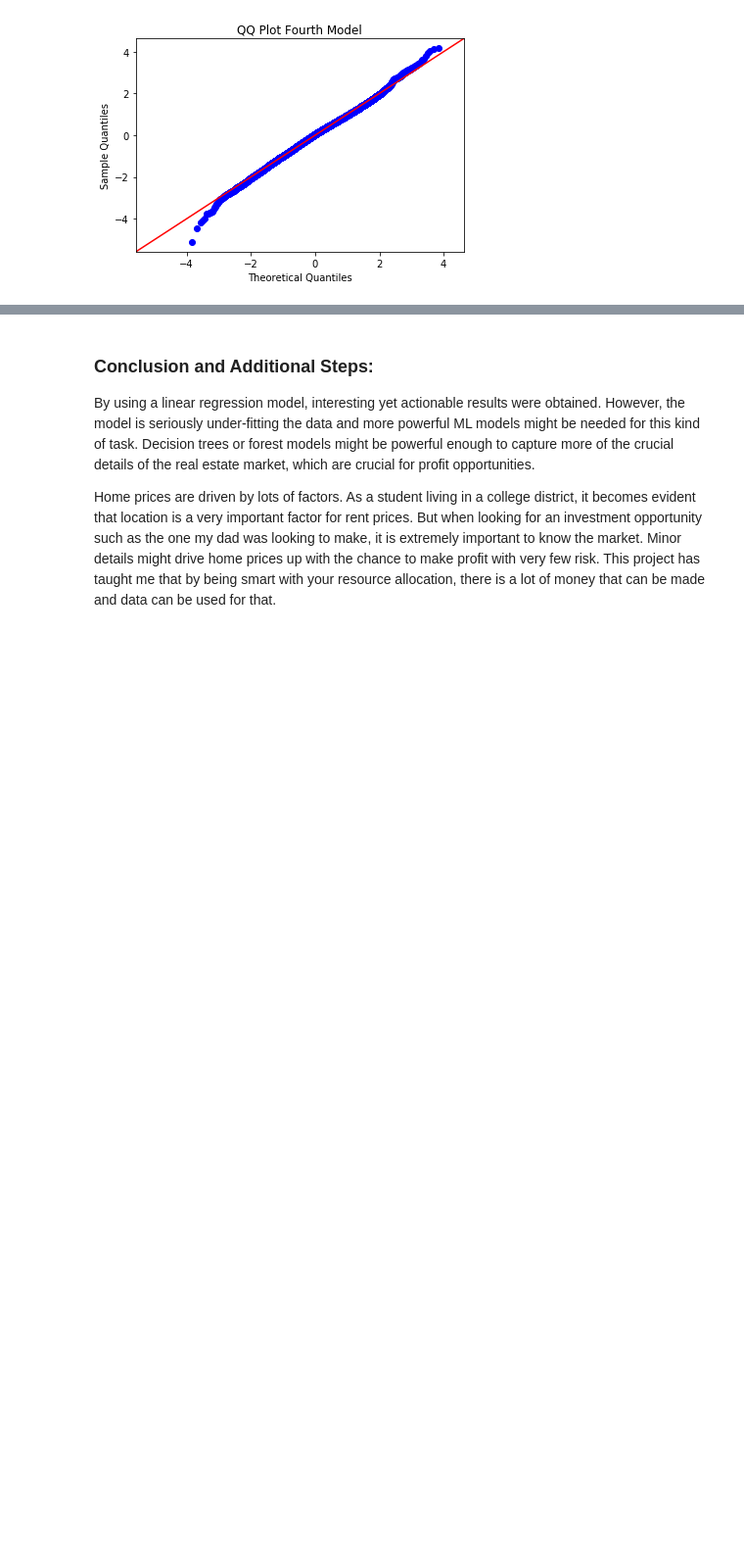
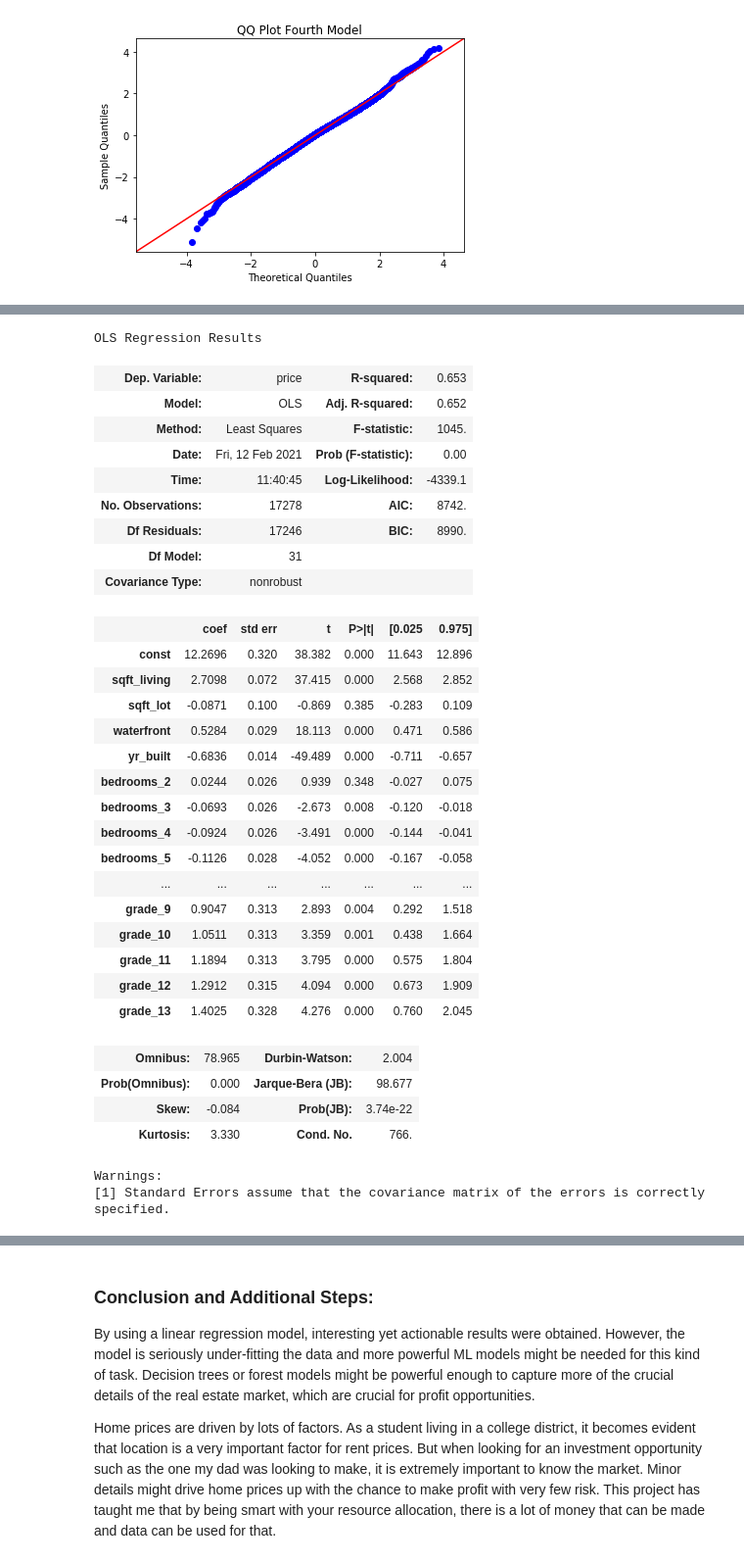
Before and after one commit to claudioperezro/dsc-phase-2-project, a Jupyter notebook: king_county_housing_project.ipynb, the cells around one changed output, grey strips where cells are left out. Shown: that part at 98% size. Cells and saved outputs as stored; diff of their text form; code cells hidden in the pictures; blank space fills up the shorter version.

```diff
--- a/king_county_housing_project.ipynb
+++ b/king_county_housing_project.ipynb
@@ -598,3 +598,5 @@ Warnings:
 [1] Standard Errors assume that the covariance matrix of the errors is correctly specified.
 [2] The condition number is large, 1.88e+07. This might indicate that there are
 strong multicollinearity or other numerical problems.
+# %%
+housing = pd.read_csv('data/kc_house_data.csv')
@@ -600,0 +613,28 @@ strong multicollinearity or other numerical problems.
+# %%
+#Let's use a scikit's MinMaxScaler to have our values all between 0 and 1
+
+from sklearn.preprocessing import MinMaxScaler
+scalerX = MinMaxScaler()
+scalerY = MinMaxScaler()
+
+def model_5(df):
+    '''This model uses the known column names of the numerical attributes and uses them to scale the
+    values of those features to values between 0 and 1. Note that the scaler "Learns" from the training
+    data and then uses the transform method exclusively for the test data. After the values are scaled, the
+    model is run just like model 4 (recall that it has a log function appied to the target value)'''
+
+    df.price = np.log(df.price)
+    categories = ['bedrooms', 'bathrooms', 'floors', 'condition', 'grade']
+    numerical = ['sqft_living', 'sqft_lot','yr_built']
+    df = categorical(df, categories)
+
+    X_train, Y_train, X_test, Y_test = pre_processing(df)#keep splits the same
+    #Train Scaler with X_train using scikit's minMaxScaler
+
+    X_train[numerical] = scalerX.fit_transform(X_train[numerical])#Fit and Transform
+    X_test [numerical] = scalerX.transform(X_test[numerical])#Transform using the learned scaler
+
+
+    return model_creator(X_train, Y_train, X_test, Y_test)
+# %%
+model5 = model_5(housing)
@@ -601 +659,36 @@ strong multicollinearity or other numerical problems.
+# %%
+model5.summary()
+# %% [output]
+OLS Regression Results
+| Dep. Variable: | price | R-squared: | 0.653 |
+| Model: | OLS | Adj. R-squared: | 0.652 |
+| Method: | Least Squares | F-statistic: | 1045. |
+| Date: | Fri, 12 Feb 2021 | Prob (F-statistic): | 0.00 |
+| Time: | 11:40:45 | Log-Likelihood: | -4339.1 |
+| No. Observations: | 17278 | AIC: | 8742. |
+| Df Residuals: | 17246 | BIC: | 8990. |
+| Df Model: | 31 |  |  |
+| Covariance Type: | nonrobust |  |  |
+|  | coef | std err | t | P>|t| | [0.025 | 0.975] |
+| const | 12.2696 | 0.320 | 38.382 | 0.000 | 11.643 | 12.896 |
+| sqft_living | 2.7098 | 0.072 | 37.415 | 0.000 | 2.568 | 2.852 |
+| sqft_lot | -0.0871 | 0.100 | -0.869 | 0.385 | -0.283 | 0.109 |
+| waterfront | 0.5284 | 0.029 | 18.113 | 0.000 | 0.471 | 0.586 |
+| yr_built | -0.6836 | 0.014 | -49.489 | 0.000 | -0.711 | -0.657 |
+| bedrooms_2 | 0.0244 | 0.026 | 0.939 | 0.348 | -0.027 | 0.075 |
+| bedrooms_3 | -0.0693 | 0.026 | -2.673 | 0.008 | -0.120 | -0.018 |
+| bedrooms_4 | -0.0924 | 0.026 | -3.491 | 0.000 | -0.144 | -0.041 |
+| bedrooms_5 | -0.1126 | 0.028 | -4.052 | 0.000 | -0.167 | -0.058 |
+| ... | ... | ... | ... | ... | ... | ... |
+| grade_9 | 0.9047 | 0.313 | 2.893 | 0.004 | 0.292 | 1.518 |
+| grade_10 | 1.0511 | 0.313 | 3.359 | 0.001 | 0.438 | 1.664 |
+| grade_11 | 1.1894 | 0.313 | 3.795 | 0.000 | 0.575 | 1.804 |
+| grade_12 | 1.2912 | 0.315 | 4.094 | 0.000 | 0.673 | 1.909 |
+| grade_13 | 1.4025 | 0.328 | 4.276 | 0.000 | 0.760 | 2.045 |
+| Omnibus: | 78.965 | Durbin-Watson: | 2.004 |
+| Prob(Omnibus): | 0.000 | Jarque-Bera (JB): | 98.677 |
+| Skew: | -0.084 | Prob(JB): | 3.74e-22 |
+| Kurtosis: | 3.330 | Cond. No. | 766. |
+Warnings:
+[1] Standard Errors assume that the covariance matrix of the errors is correctly specified.
 # %% [markdown]
```
Also changed, not shown: parts of 9 cells of this notebook, 1 other file.
